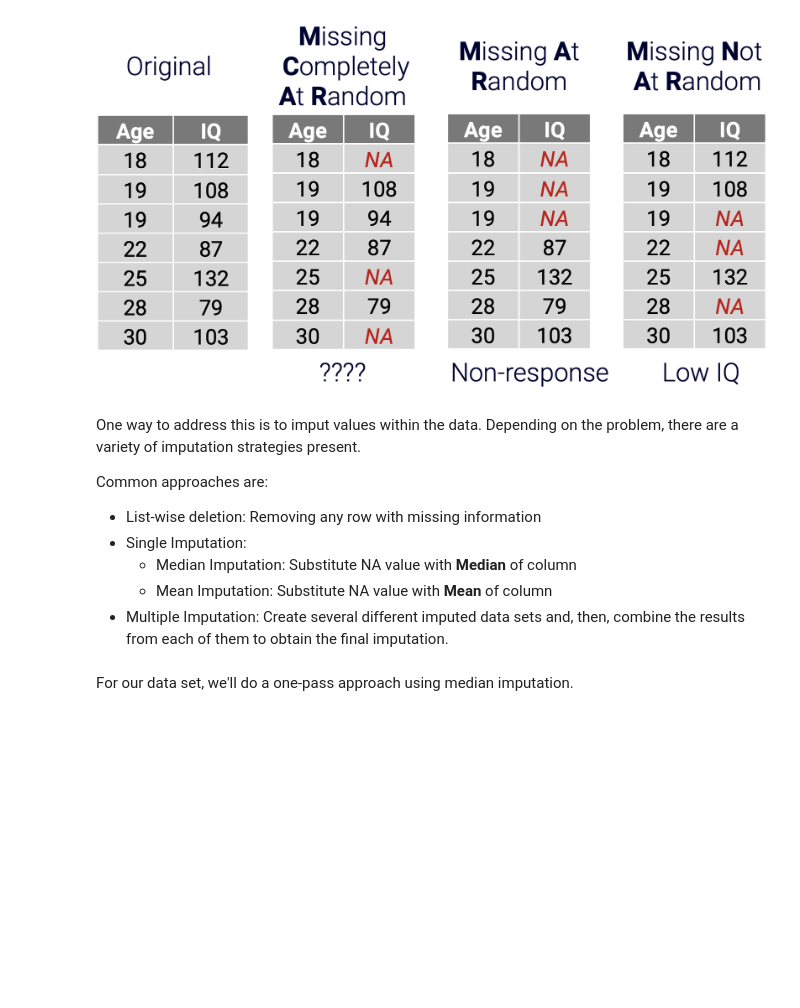
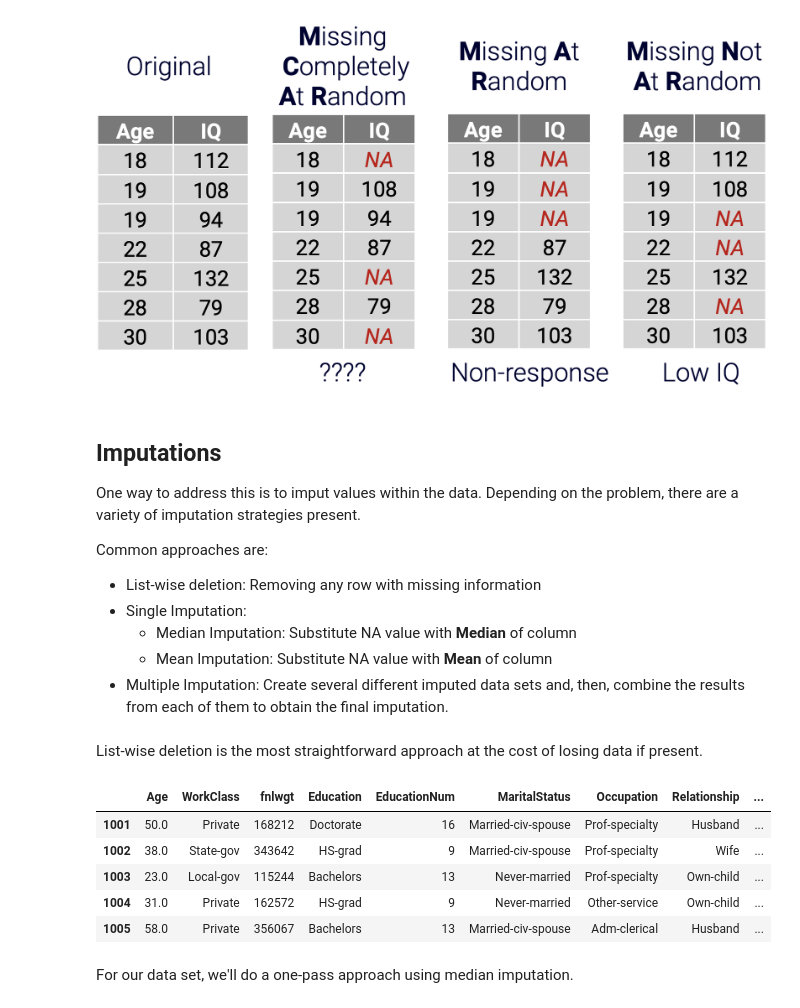
Before and after one commit to inmas-training/fa21-statistical-methods-workshop, a Jupyter notebook: 01b-data-cleaning-with-pandas.ipynb, the cells around one changed output. Drawn from its saved outputs; the diff is of its cells as text; code cells hidden in the pictures; blank space fills up the shorter version.

```diff
--- a/01b-data-cleaning-with-pandas.ipynb
+++ b/01b-data-cleaning-with-pandas.ipynb
@@ -531,7 +544,7 @@ import pandas as pd
 import numpy as np
 
 # Create a copy
-uci_adult_df_na = uci_adult_df.copy()
+uci_adult_df_na = uci_adult_df.copy(deep = True)
 
 # Infect with a missing value
 uci_adult_df_na.loc[0:1000, ('Age')] = np.nan
@@ -572,6 +600,8 @@ Let's take an aside and consider an IQ Test
 # %% [markdown]
 ![image.png](embedded-picture-1)
 # %% [markdown]
+## Imputations
+
 One way to address this is to imput values within the data. Depending on the problem, there are a variety of imputation strategies present.
 
 Common approaches are:
@@ -581,6 +611,17 @@ Common approaches are:
   - Median Imputation: Substitute NA value with **Median** of column
   - Mean Imputation: Substitute NA value with **Mean** of column
 - Multiple Imputation: Create several different imputed data sets and, then, combine the results from each of them to obtain the final imputation.
+# %% [markdown]
+List-wise deletion is the most straightforward approach at the cost of losing data if present.
+# %%
+uci_adult_df_na.dropna(axis='rows', inplace = False).head()
+# %% [output]
+|  | Age | WorkClass | fnlwgt | Education | EducationNum | MaritalStatus | Occupation | Relationship | ... |
+| 1001 | 50.0 | Private | 168212 | Doctorate | 16 | Married-civ-spouse | Prof-specialty | Husband | ... |
+| 1002 | 38.0 | State-gov | 343642 | HS-grad | 9 | Married-civ-spouse | Prof-specialty | Wife | ... |
+| 1003 | 23.0 | Local-gov | 115244 | Bachelors | 13 | Never-married | Prof-specialty | Own-child | ... |
+| 1004 | 31.0 | Private | 162572 | HS-grad | 9 | Never-married | Other-service | Own-child | ... |
+| 1005 | 58.0 | Private | 356067 | Bachelors | 13 | Married-civ-spouse | Adm-clerical | Husband | ... |
 # %% [markdown]
 For our data set, we'll do a one-pass approach using median imputation.
 # %%
```
Also changed, not shown: parts of 8 cells of this notebook.
